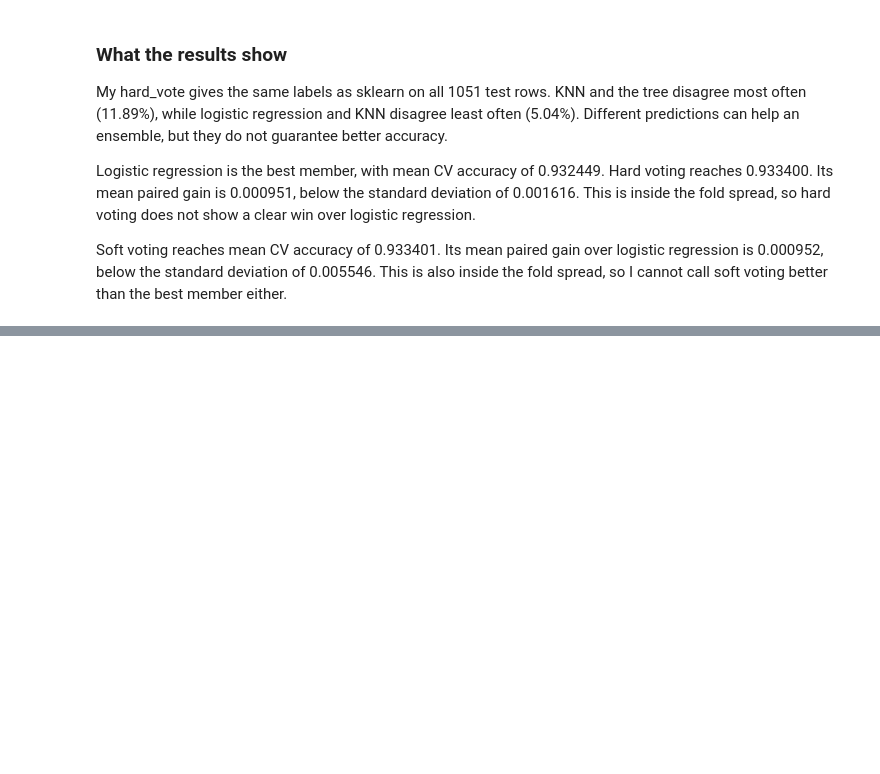
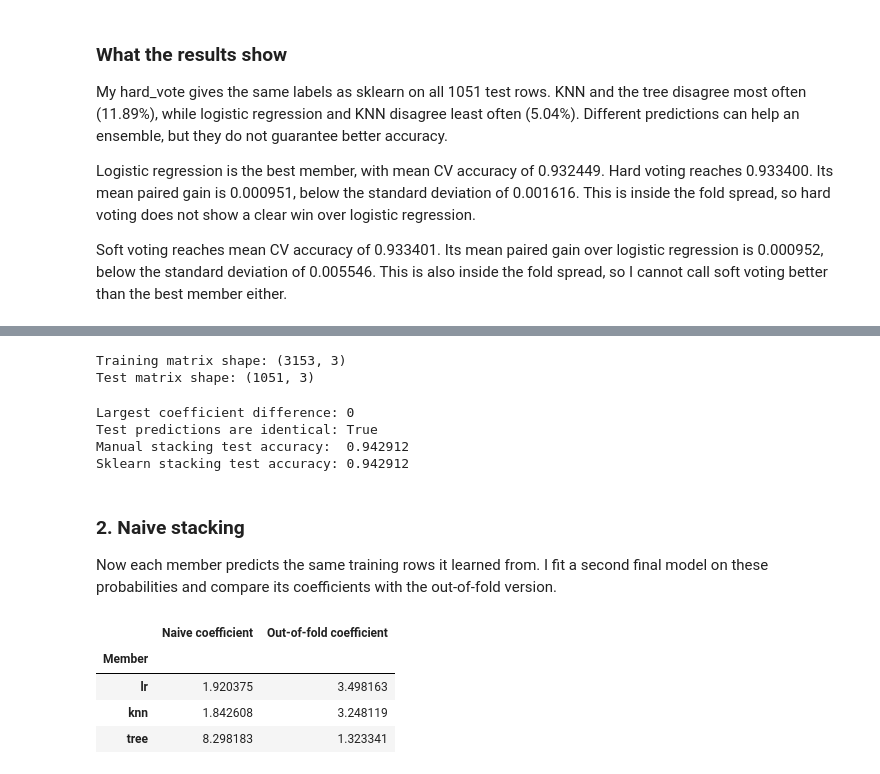
Before and after one commit to ZhalgasB/task-04-ML-course, a Jupyter notebook: bissenbai_task4.ipynb, the cells around one changed output, grey strips where cells are left out. Drawn from its saved outputs; the diff is of its cells as text; code cells hidden in the pictures; blank space fills up the shorter version.

```diff
--- a/bissenbai_task4.ipynb
+++ b/bissenbai_task4.ipynb
@@ -574,0 +587,67 @@ Soft voting reaches mean CV accuracy of 0.933401. Its mean paired gain over logi
+# %%
+oof_columns = []
+test_columns = []
+
+for name, member in members:
+    oof_probabilities = cross_val_predict(
+        member, X_train, y_train, cv=cv, method="predict_proba"
+    )[:, 1]
+    oof_columns.append(oof_probabilities)
+
+    fitted_member = clone(member).fit(X_train, y_train)
+    test_columns.append(fitted_member.predict_proba(X_test)[:, 1])
+
+stack_train = np.column_stack(oof_columns)
+stack_test = np.column_stack(test_columns)
+meta_oof = LogisticRegression().fit(stack_train, y_train)
+manual_stack_predictions = meta_oof.predict(stack_test)
+manual_stack_accuracy = np.mean(manual_stack_predictions == y_test)
+
+print("Training matrix shape:", stack_train.shape)
+print("Test matrix shape:", stack_test.shape)
+# %% [output]
+Training matrix shape: (3153, 3)
+Test matrix shape: (1051, 3)
+# %%
+from sklearn.ensemble import StackingClassifier
+
+stack = StackingClassifier(members, LogisticRegression(), cv=cv).fit(X_train, y_train)
+sklearn_stack_predictions = stack.predict(X_test)
+sklearn_stack_accuracy = stack.score(X_test, y_test)
+coefficient_gap = np.max(np.abs(meta_oof.coef_ - stack.final_estimator_.coef_))
+
+print(f"Largest coefficient difference: {coefficient_gap:.12g}")
+print("Test predictions are identical:", np.array_equal(manual_stack_predictions, sklearn_stack_predictions))
+print(f"Manual stacking test accuracy:  {manual_stack_accuracy:.6f}")
+print(f"Sklearn stacking test accuracy: {sklearn_stack_accuracy:.6f}")
+# %% [output]
+Largest coefficient difference: 0
+Test predictions are identical: True
+Manual stacking test accuracy:  0.942912
+Sklearn stacking test accuracy: 0.942912
+# %% [markdown]
+### 2. Naive stacking
+
+Now each member predicts the same training rows it learned from.
+I fit a second final model on these probabilities and compare its coefficients with the out-of-fold version.
+# %%
+naive_columns = []
+for name, member in members:
+    fitted_member = clone(member).fit(X_train, y_train)
+    naive_columns.append(fitted_member.predict_proba(X_train)[:, 1])
+
+naive_train = np.column_stack(naive_columns)
+meta_naive = LogisticRegression().fit(naive_train, y_train)
+
+coefficient_table = pd.DataFrame({
+    "Member": [name for name, _ in members],
+    "Naive coefficient": meta_naive.coef_[0],
+    "Out-of-fold coefficient": meta_oof.coef_[0],
+}).set_index("Member")
+coefficient_table.round(6)
+# %% [output]
+|  | Naive coefficient | Out-of-fold coefficient |
+| Member |  |  |
+| lr | 1.920375 | 3.498163 |
+| knn | 1.842608 | 3.248119 |
+| tree | 8.298183 | 1.323341 |
```
Also changed, not shown: parts of 6 cells of this notebook.
